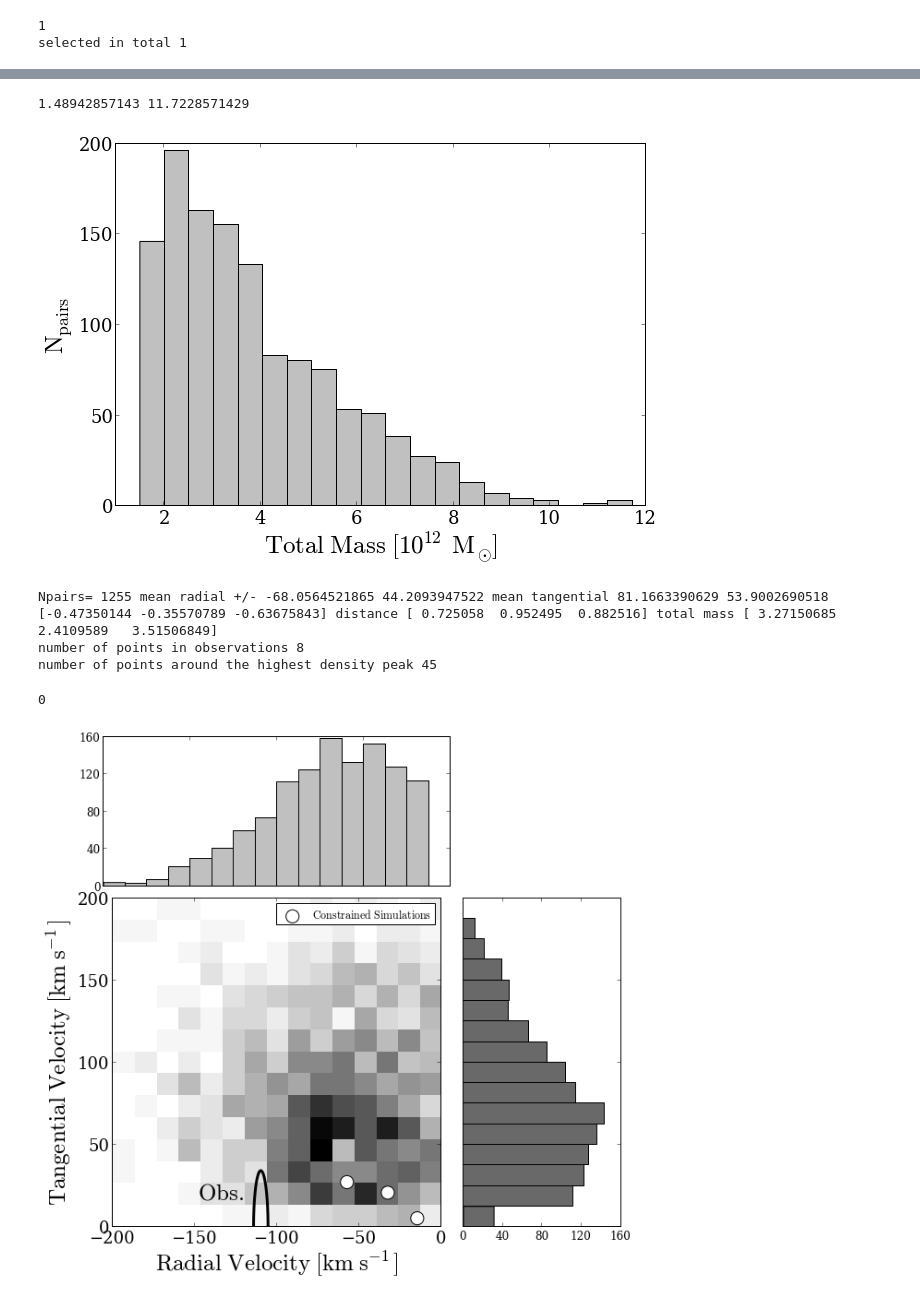
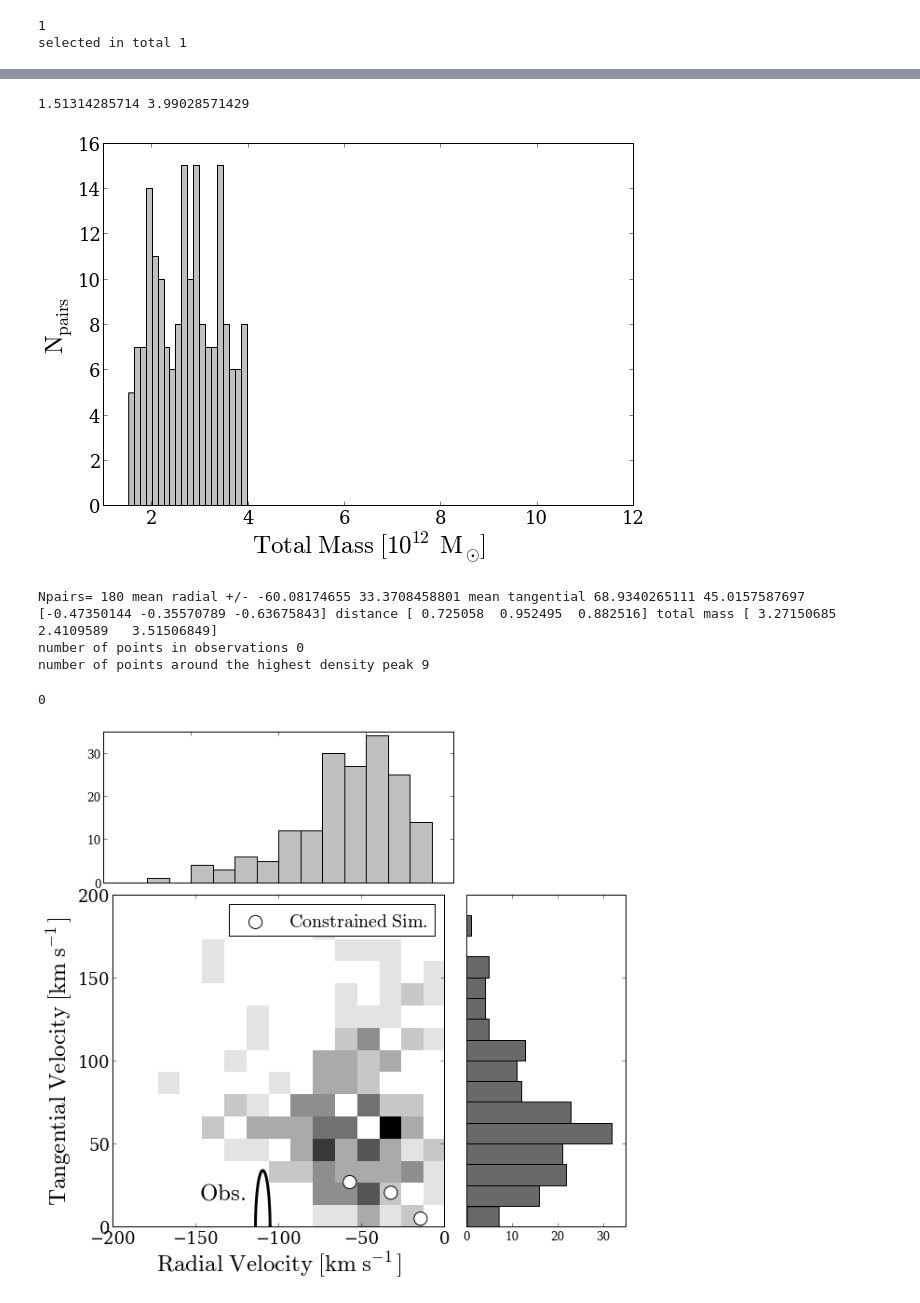
Before and after one commit to astroandes/LG_Kinematics, a Jupyter notebook: code/simulation_JE.ipynb, the cells around one changed output, grey strips where cells are left out. Saved outputs shown, nothing was run; the diff lists cells and outputs as text; code cells hidden in the pictures.

```diff
--- a/code/simulation_JE.ipynb
+++ b/code/simulation_JE.ipynb
@@ -185,7 +185,7 @@ lambda_orbit = mu**1.5 * (angular_momentum * L_UNITS * KM_TO_MPC)* sqrt(abs(ener
 
 
 # This should be true if we want to produced plots with a narrower selection for distances and total mass closer to the observations
-narrow_data = False
+narrow_data = True
 if(narrow_data):
     index_good_mass = where((total_mass>1.0) & (total_mass<4.0) & (distance>0.70) & (distance<0.80))
     index_good_mass = index_good_mass[0]
@@ -251,15 +250,14 @@ ax.set_xlim([1.0,12.0])
 n, bins, patches = ax.hist(total_mass, 20, normed=0, color = 'silver')
 
 filename='total_mass'
-narrow_data = True
 if(narrow_data):
     filename=filename+'_narrow'
 savefig(filename + '.eps',format = 'eps', transparent=True)
 savefig(filename + '.pdf',format = 'pdf', transparent=True)
 savefig(filename + '.png',format = 'png', transparent=True)
 # %% [output]
-1.48942857143 11.7228571429
+1.51314285714 3.99028571429
-[figure, old version]
+[figure, new version]
 # %%
 print "Npairs=", radial_vel.size, "mean radial +/-", mean(radial_vel), std(radial_vel),"mean tangential", mean(tangential_vel), std(tangential_vel)
 
@@ -280,39 +278,39 @@ for i in range(n_clues):
     clues_data[i,0] = tmp_dat[0]# radial
     clues_data[i,1] = tmp_dat[1]# tangential
     clues_data[i,2] = tmp_dat[14]# separation
     clues_data[i,3] = tmp_dat[15]/1E12 #total mass
 
 print clues_data[:,1]/clues_data[:,0], 'distance', clues_data[:,2], 'total mass', clues_data[:,3]
 
 #selection of the number of galaxies around the highest density point
 delta_radial = 4.5
 delta_tangential = 17.5
 index_obs = where((radial_vel>(mean_point[0]-sigma_point[0])) & (radial_vel<(mean_point[0]+sigma_point[0]))
     & (tangential_vel<sigma_point[1]))
 print 'number of points in observations', size(index_obs)
 
 index_max = where((radial_vel>(-65.0-sigma_point[0])) & (radial_vel<(-65.0+sigma_point[0]))
     & (tangential_vel<(62.0+sigma_point[1]/2.0)) & (tangential_vel>(62.0-sigma_point[1]/2.0)))
 print 'number of points around the highest density peak', size(index_max)
 
 #make the plot including the clues data
-narrow_data = True
 filename='test_rt'
 if(narrow_data):
     filename=filename+'_narrow'
 MakeTempHistogramPlot(radial_vel,tangential_vel,filename=filename,
-                      clues=clues_data, contours=0,xlims=[-200.0,0.0], ylims=[0.0,200.0],
+                      clues=clues_data,clues_label='$\mathrm{Constrained\ Sim.}$',
+                      contours=0,xlims=[-200.0,0.0], ylims=[0.0,200.0],
                       nbins=16,nxbins=16,nybins=16,bw=1,
                       xlabel='$\mathrm{Radial\ Velocity\ [km\ s^{-1}]}$',
                       ylabel='$\mathrm{Tangential\ Velocity\ [km\ s^{-1}]}$',
                       mean_obs=mean_point, sigma_obs=sigma_point)
 # %% [output]
-Npairs= 1255 mean radial +/- -68.0564521865 44.2093947522 mean tangential 81.1663390629 53.9002690518
+Npairs= 180 mean radial +/- -60.08174655 33.3708458801 mean tangential 68.9340265111 45.0157587697
 [-0.47350144 -0.35570789 -0.63675843] distance [ 0.725058  0.952495  0.882516] total mass [ 3.27150685  2.4109589   3.51506849]
-number of points in observations 8
-number of points around the highest density peak 45
+number of points in observations 0
+number of points around the highest density peak 9
 0
-[figure, old version]
+[figure, new version]
 # %%
 n_clues=3
 clues1=data_path+"pair_physical_vweb_IC10909.dat"
```
Also changed, not shown: parts of 11 cells of this notebook.
